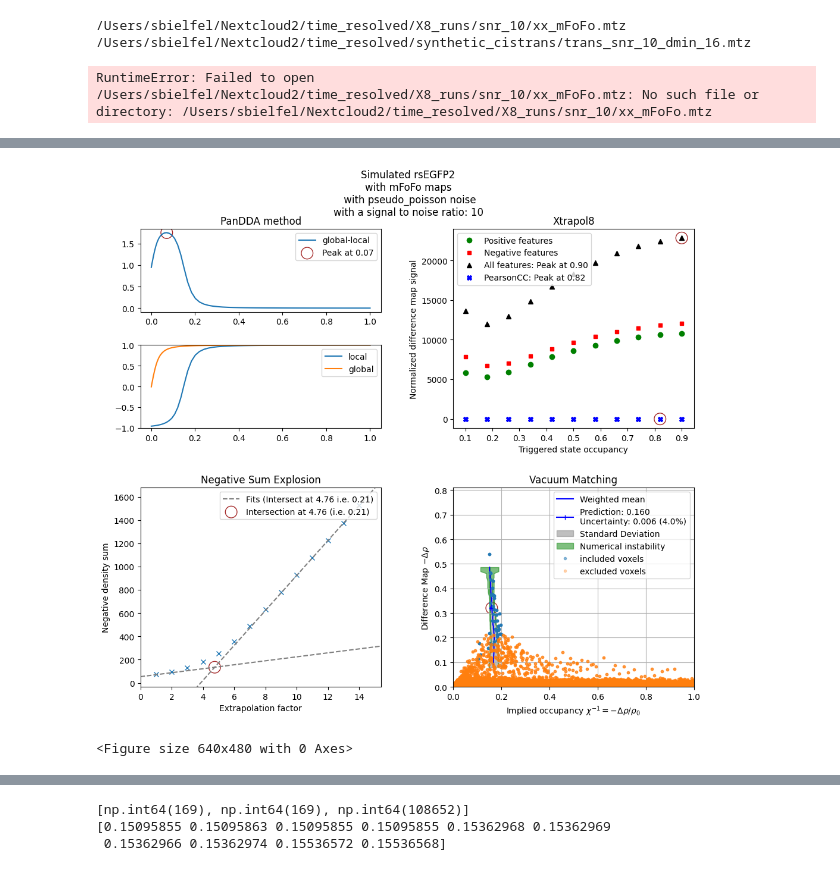
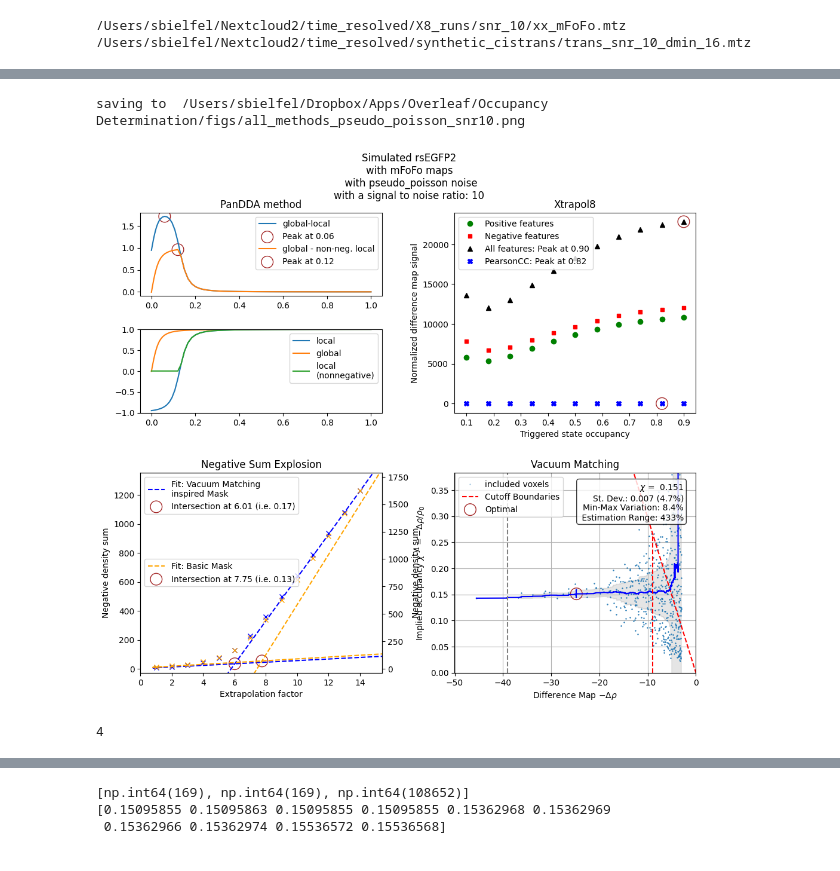
Before and after one commit to cvazz/occupancy-estimation, a Jupyter notebook: paperplots/present_all_methods.ipynb, the cells around one changed output, grey strips where cells are left out. Drawn from its saved outputs; the diff is of its cells as text; code cells hidden in the pictures.

```diff
--- a/paperplots/present_all_methods.ipynb
+++ b/paperplots/present_all_methods.ipynb
@@ -84,7 +115,7 @@ config = get_file_config(
 
 config["diffmap_path"] = diffmap_path
 config["masking"]["exclude_large_occupancy_outliers"]= False
-config["masking"]["dark_size_threshold"]= 3
+config["masking"]["dark_size_threshold"]= -1
 
 ds_dark = rs.read_mtz(reference_mtz)
 struc_dark = gemmi.read_pdb(reference_pdb)
@@ -95,14 +126,13 @@ ds_dark["PHIC"] = map_dark_comp.phases
 
 try:
     map_dark = rsmap.Map(ds_dark, amplitude_column="F_on", phase_column="PHIC")
-    map_dark.loc[(0,0,0), "F_on"] = map_dark_comp.loc[(0,0,0), "F"]*0.1
+    map_dark.loc[(0,0,0), "F_on"] = map_dark_comp.loc[(0,0,0), "F"]
     map_dark.loc[(0,0,0), "PHIC"] = 0
 except KeyError:
     print("Not an 'on' dataset.")
     map_dark = rsmap.Map(ds_dark, amplitude_column="F", phase_column="PHIC")
-    map_dark.loc[(0,0,0), "F"] = map_dark_comp.loc[(0,0,0), "F"]*0.1
+    map_dark.loc[(0,0,0), "F"] = map_dark_comp.loc[(0,0,0), "F"]
     map_dark.loc[(0,0,0), "PHIC"] = 0
-
 ds_diff = rs.read_mtz(diffmap_path)
 diffmap = rsmap.Map(ds_diff, **diffmap_columns)
 
@@ -110,19 +140,19 @@ map_dark_np = map_dark.to_3d_numpy_map(map_sampling=3)
 diffmap_np = diffmap.to_3d_numpy_map(map_sampling=3)
 
 data = load_xtrapol8_data(xtrapolate_pickle)
-# %% [output]
-RuntimeError: Failed to open /Users/sbielfel/Nextcloud2/time_resolved/X8_runs/snr_10/xx_mFoFo.mtz: No such file or directory: /Users/sbielfel/Nextcloud2/time_resolved/X8_runs/snr_10/xx_mFoFo.mtz
 # %%
+from configuration import load_figurepath
 from masking import make_inclusion_mask
 from estimation import plot_extrapolation_estimate_new
 from alternative_methods import plot_pandda_results, _calculate_pandda
 from alternative_methods import replot_xtrapol8
 from alternative_methods import nse_analysis
+from configuration import minimal_masking_config
 import copy
 
 inclusion_mask = make_inclusion_mask(diffmap, map_dark, config)
 config_nse = copy.deepcopy(config)
-config_nse["masking"]["dark_size_threshold"] = 0
+config_nse["masking"] = minimal_masking_config()
 inclusion_mask_nse = make_inclusion_mask(diffmap, map_dark, config_nse)
 
 # 1. Create the main figure
@@ -145,7 +175,7 @@ ax_pandda= [ax0_top, ax0_bottom]
 
 pandda_dict = _calculate_pandda(diffmap_np, map_dark_np, inclusion_mask)
 alpha = 0.13
-_ = plot_pandda_results(pandda_dict, axs = ax_pandda)
+_ = plot_pandda_results(pandda_dict, axs = ax_pandda, improved=True)
 
 # --------------------------- Cell (0,1): Plot 2 ---------------------------
 ax1 = fig.add_subplot(outer_grid[0, 1])
@@ -154,20 +184,26 @@ ax1.set_title("Xtrapol8")
 
 # --------------------------- Cell (1,0): Plot 3 ---------------------------
 ax2 = fig.add_subplot(outer_grid[1, 0])
-nse_analysis(diffmap, map_dark, inclusion_mask_nse, ax=ax2)
+figargs=dict(title="Basic Mask", color="orange")
+ax2_twin = ax2.twinx()
+nse_analysis(diffmap, map_dark, inclusion_mask_nse, figargs=figargs, ax=ax2_twin)
+figargs=dict(title="Vacuum Matching \ninspired Mask", color="blue", legend=True)
+nse_analysis(diffmap, map_dark, inclusion_mask, figargs=figargs, ax=ax2, )
 ax2.set_title("Negative Sum Explosion")
 
 # --------------------------- Cell (1,1): Plot 4 ---------------------------
 ax3 = fig.add_subplot(outer_grid[1, 1])
-plot_extrapolation_estimate_new(diffmap, map_dark, inclusion_mask, config, ax3)
+plot_extrapolation_estimate_new(diffmap, map_dark, inclusion_mask_nse, config, ax3)
 ax3.set_title("Vacuum Matching")
-ax3.set_xlim(0,1)
-ax3.set_ylim(0,0.81)
+# ax3.set_xlim(0,1)
+# ax3.set_ylim(0,0.81)
 
-# Optional: Add a global title
+
+loc = load_figurepath()
+name = f"all_methods{folder_cond['weight']}_{folder_cond['noise_type']}_snr{folder_cond['snr']}.png"
+fileloc = loc + name
+print('saving to ', fileloc)
+fig.savefig(fileloc)
 
 plt.show()
-
-loc = "/Users/sbielfel/Dropbox/Apps/Overleaf/Occupancy Determination/figs/"
-plt.savefig(loc + f"all_methods_{folder_cond['weight']}_{folder_cond['noise_type']}_snr{folder_cond['snr']}.png", dpi=300)
 # %% [output]
@@ -188,5 +224,9 @@ plt.savefig(loc + f"all_methods_{folder_cond['weight']}_{folder_cond['noise_type
+saving to  /Users/sbielfel/Dropbox/Apps/Overleaf/Occupancy Determination/figs/all_methods_pseudo_poisson_snr10.png
-[figure, old version]
+[figure, new version]
-<Figure size 640x480 with 0 Axes>
+# %%
+len(map_dark.spacegroup.operations())
+# %% [output]
+4
 # %%
 import matplotlib.pyplot as plt
 from masking import make_inclusion_mask
```
Also changed, not shown: parts of 5 cells of this notebook, 8 other files.
